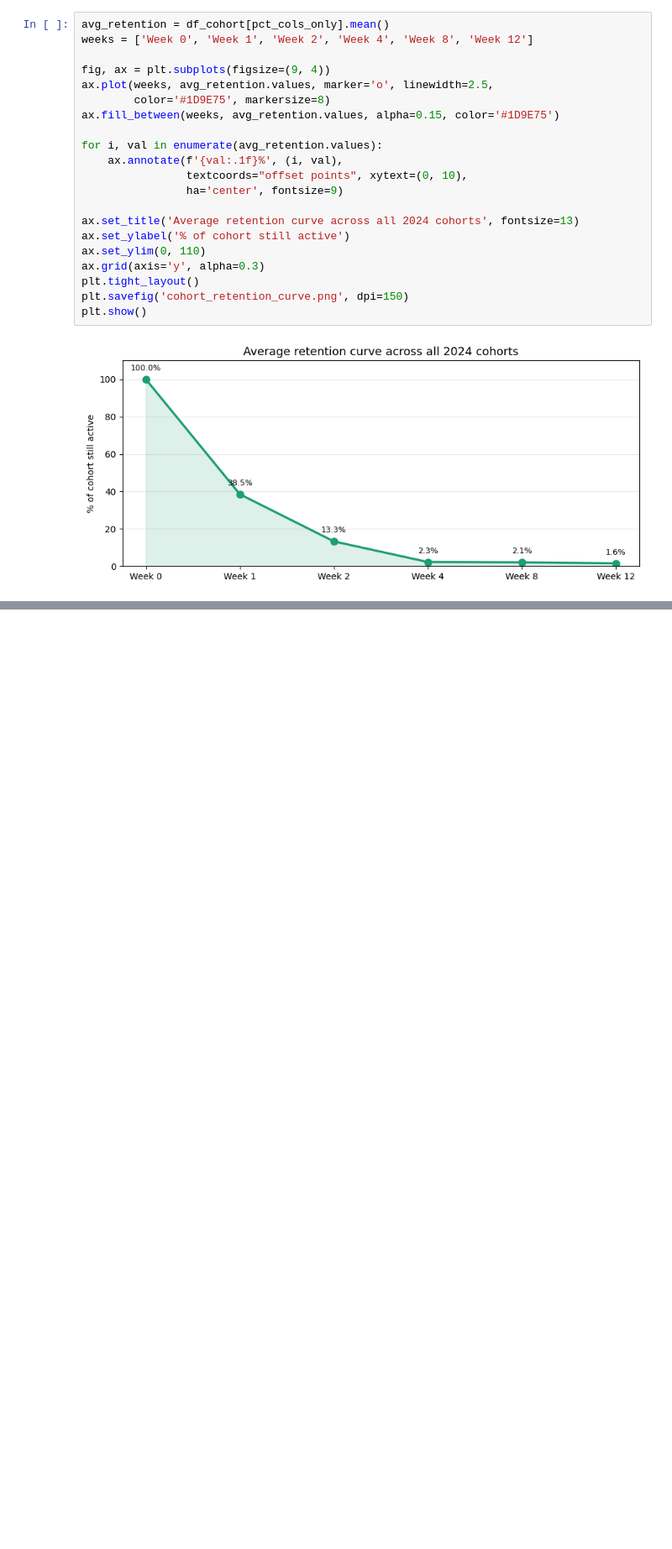
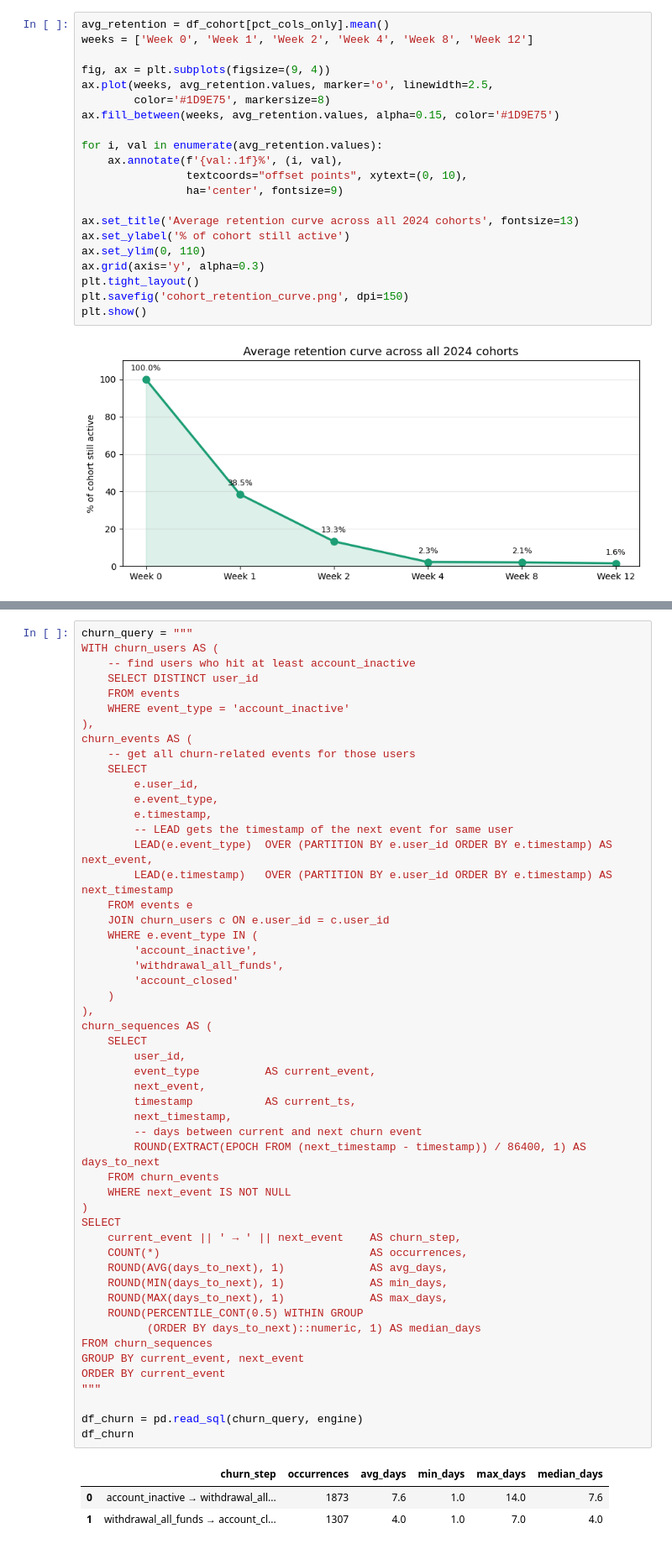
Before and after one commit to srgmnagar/FinPath, a Jupyter notebook: notebooks/finpath_analytics.ipynb, the cells around one changed output, grey strips where cells are left out. Shown at 84% size. Drawn from its saved outputs; the diff is of its cells as text; blank space fills up the shorter version.

```diff
--- a/notebooks/finpath_analytics.ipynb
+++ b/notebooks/finpath_analytics.ipynb
@@ -429,0 +499,56 @@ df_risk
+# %%
+churn_query = """
+WITH churn_users AS (
+    -- find users who hit at least account_inactive
+    SELECT DISTINCT user_id
+    FROM events
+    WHERE event_type = 'account_inactive'
+),
+churn_events AS (
+    -- get all churn-related events for those users
+    SELECT
+        e.user_id,
+        e.event_type,
+        e.timestamp,
+        -- LEAD gets the timestamp of the next event for same user
+        LEAD(e.event_type)  OVER (PARTITION BY e.user_id ORDER BY e.timestamp) AS next_event,
+        LEAD(e.timestamp)   OVER (PARTITION BY e.user_id ORDER BY e.timestamp) AS next_timestamp
+    FROM events e
+    JOIN churn_users c ON e.user_id = c.user_id
+    WHERE e.event_type IN (
+        'account_inactive',
+        'withdrawal_all_funds',
+        'account_closed'
+    )
+),
+churn_sequences AS (
+    SELECT
+        user_id,
+        event_type          AS current_event,
+        next_event,
+        timestamp           AS current_ts,
+        next_timestamp,
+        -- days between current and next churn event
+        ROUND(EXTRACT(EPOCH FROM (next_timestamp - timestamp)) / 86400, 1) AS days_to_next
+    FROM churn_events
+    WHERE next_event IS NOT NULL
+)
+SELECT
+    current_event || ' → ' || next_event    AS churn_step,
+    COUNT(*)                                AS occurrences,
+    ROUND(AVG(days_to_next), 1)             AS avg_days,
+    ROUND(MIN(days_to_next), 1)             AS min_days,
+    ROUND(MAX(days_to_next), 1)             AS max_days,
+    ROUND(PERCENTILE_CONT(0.5) WITHIN GROUP
+          (ORDER BY days_to_next)::numeric, 1) AS median_days
+FROM churn_sequences
+GROUP BY current_event, next_event
+ORDER BY current_event
+"""
+
+df_churn = pd.read_sql(churn_query, engine)
+df_churn
+# %% [output]
+|  | churn_step | occurrences | avg_days | min_days | max_days | median_days |
+| 0 | account_inactive → withdrawal_all... | 1873 | 7.6 | 1.0 | 14.0 | 7.6 |
+| 1 | withdrawal_all_funds → account_cl... | 1307 | 4.0 | 1.0 | 7.0 | 4.0 |
```
Also changed, not shown: parts of 3 cells of this notebook, 1 other file.
